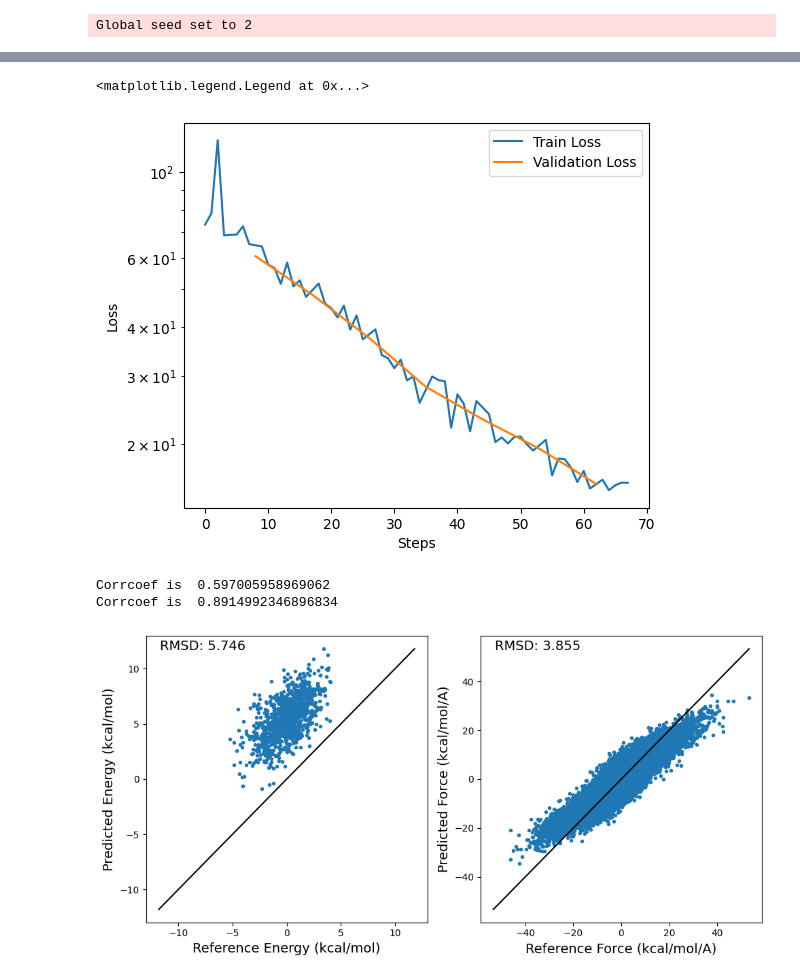
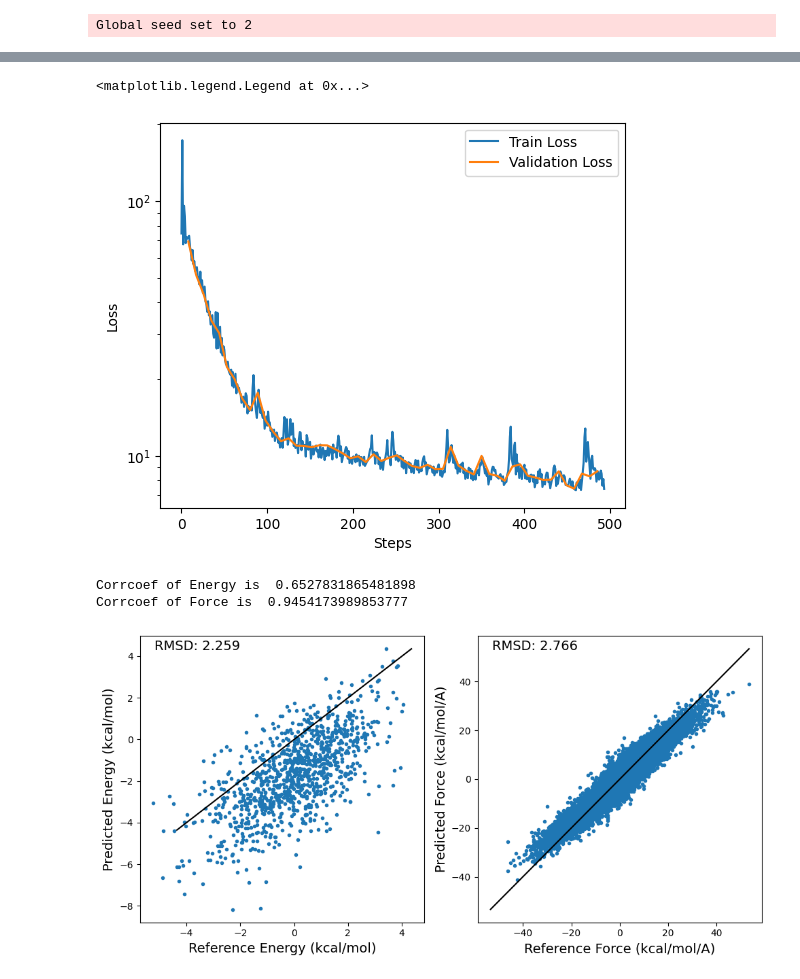
Before and after one commit to ECNUwangjn/BPNN-potential, a Jupyter notebook: Quick-Test_WAT-Env_Energy/BPNN-Potential+Force.ipynb, the cells around one changed output, grey strips where cells are left out. Drawn from its saved outputs; the diff is of its cells as text; code cells hidden in the pictures.

Commit message:
Corrcoef
+Corrcoef

```diff
--- a/Quick-Test_WAT-Env_Energy/BPNN-Potential+Force.ipynb
+++ b/Quick-Test_WAT-Env_Energy/BPNN-Potential+Force.ipynb
@@ -365,21 +352,21 @@ fitting_net.fitting_net.1.bias   torch.Size([3, 1])
 # %%
 import matplotlib.pyplot as plt
 import pandas as pd
 
-data = pd.read_csv('logs_csv/lightning_logs/version_2/metrics.csv')
+data = pd.read_csv('logs_csv/lightning_logs/version_3/metrics.csv')
 
 fig, ax = plt.subplots(figsize=(6,5))
 x = data['epoch'][~data['epoch'].isnull()]
 y = data['train_loss'][~data['train_loss'].isnull()]
 plt.semilogy(y, label='Train Loss')
 y = data['val_loss'][~data['val_loss'].isnull()]
 plt.semilogy(y, label='Validation Loss')
 plt.xlabel('Steps')
 plt.ylabel('Loss')
 plt.legend()
 # %% [output]
 <matplotlib.legend.Legend at 0x...>
-[figure, old version]
+[figure, new version]
 # %%
 ene_pred, grad_pred = model(qm_coords.cpu(), atom_types[0].cpu(),mm_coords)
 # %%
@@ -393,7 +380,7 @@ e2 = ene_pred.detach().numpy()
 
 
 Coef=np.corrcoef(e1,e2)
-print('Corrcoef is ',Coef[0,1])
+print('Corrcoef of Energy is ',Coef[0,1])
 
 ax[0].plot(e1, e2, linestyle='none', marker='.', )
 ax[0].plot([np.max(np.concatenate((e1,e2))), -np.max(np.concatenate((e1,e2)))], [np.max(np.concatenate((e1,e2))), -np.max(np.concatenate((e1,e2)))], color="k", linewidth=1.5)
@@ -405,7 +392,7 @@ f1 = Force.cpu().detach().numpy().reshape(-1)
 f2 = -grad_pred.detach().numpy().reshape(-1)
 
 Coef=np.corrcoef(f1,f2)
-print('Corrcoef is ',Coef[0,1])
+print('Corrcoef of Force is ',Coef[0,1])
 
 ax[1].plot(f1, f2, linestyle='none', marker='.', )
 plt.plot([-np.abs(np.max(np.concatenate((f1,f2)))), np.max(np.concatenate((f1,f2)))], [-np.max(np.concatenate((f1,f2))), np.max(np.concatenate((f1,f2)))], color="k", linewidth=1.5)
@@ -416,6 +403,6 @@ ax[1].annotate('RMSD: %.3f' % np.sqrt(np.mean((f1 - f2)**2)), xy=(0.05, 0.95), x
 plt.tight_layout()
 plt.savefig('rmsd.png', dpi=300)
 # %% [output]
-Corrcoef is  0.597005958969062
-Corrcoef is  0.8914992346896834
+Corrcoef of Energy is  0.6527831865481898
+Corrcoef of Force is  0.9454173989853777
-[figure, old version]
+[figure, new version]
```
Also changed, not shown: parts of 3 cells of this notebook, 32 other files.
